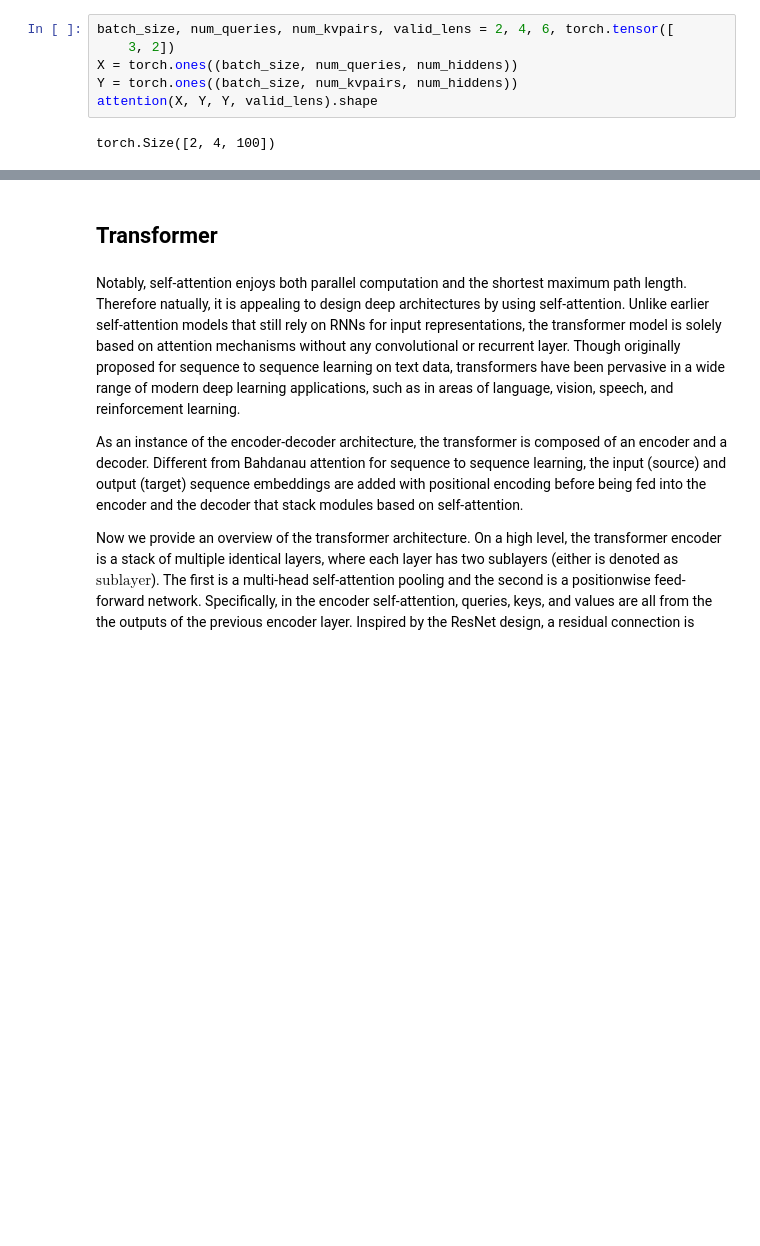
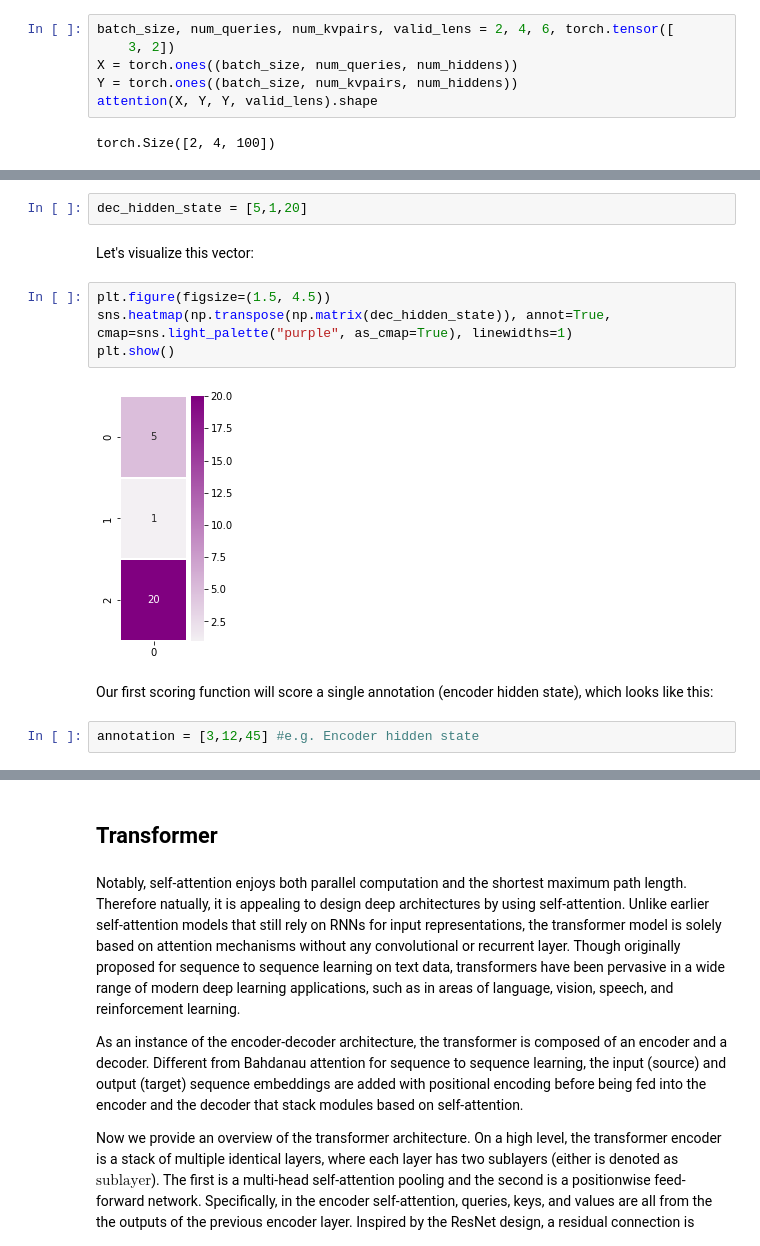
Before and after one commit to sparsh-ai/reco-book, a Jupyter notebook: nbs/T536348_Attention_Mechanisms.ipynb, the cells around one changed output, grey strips where cells are left out. Cells and saved outputs as stored; diff of their text form; blank space fills up the shorter version.

```diff
--- a/nbs/T536348_Attention_Mechanisms.ipynb
+++ b/nbs/T536348_Attention_Mechanisms.ipynb
@@ -610,0 +622,14 @@ torch.Size([2, 4, 100])
+# %%
+dec_hidden_state = [5,1,20]
+# %% [markdown]
+Let's visualize this vector:
+# %%
+plt.figure(figsize=(1.5, 4.5))
+sns.heatmap(np.transpose(np.matrix(dec_hidden_state)), annot=True, cmap=sns.light_palette("purple", as_cmap=True), linewidths=1)
+plt.show()
+# %% [output]
+[figure, added]
+# %% [markdown]
+Our first scoring function will score a single annotation (encoder hidden state), which looks like this:
+# %%
+annotation = [3,12,45] #e.g. Encoder hidden state
```
Also changed, not shown: parts of 21 cells of this notebook.
